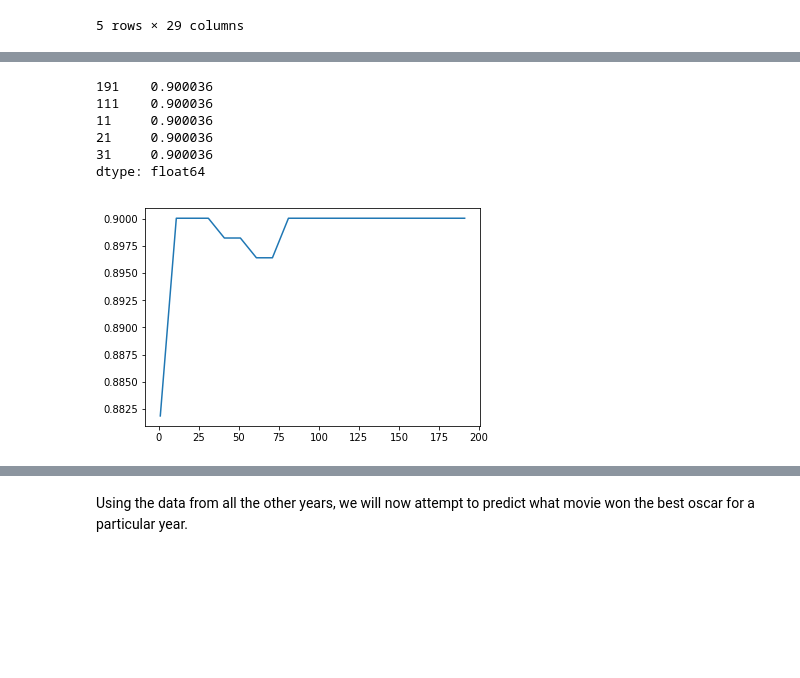
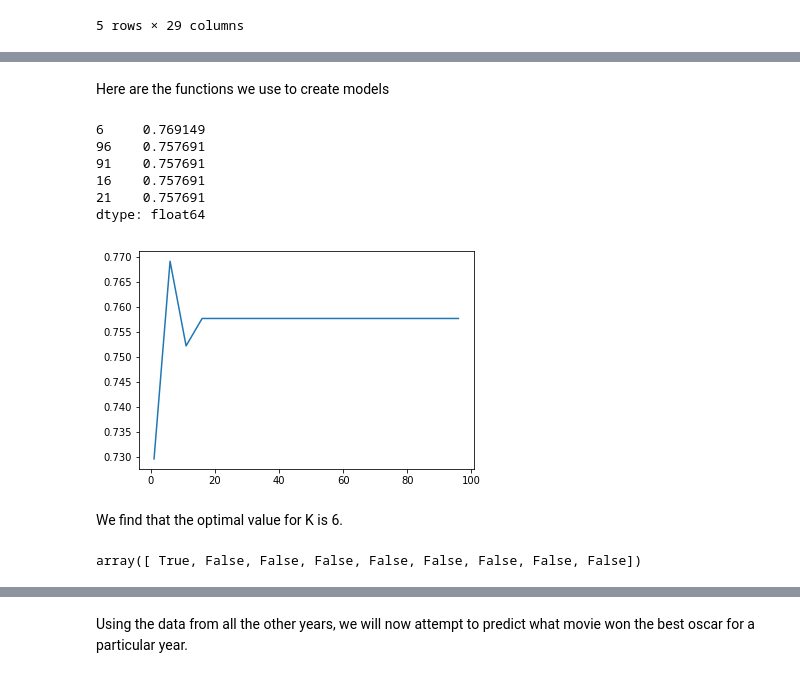
Before and after one commit to gfilangeri/OscarBestPicturePrediction, a Jupyter notebook: MachineLearning.ipynb, the cells around one changed output, grey strips where cells are left out. Drawn from its saved outputs; the diff is of its cells as text; code cells hidden in the pictures; blank space fills up the shorter version.

```diff
--- a/MachineLearning.ipynb
+++ b/MachineLearning.ipynb
@@ -43,5 +45,17 @@ tags = pd.DataFrame(
     columns=binarizer.classes_
 )
 # %%
-movies_dummy_genres = pd.concat([oscar_movies, genres], axis=1)
-movies_dummy_genres = pd.concat([movies_dummy_genres, tags], axis=1)
+movies_dummies = pd.concat([oscar_movies, genres], axis=1)
+movies_dummies = pd.concat([movies_dummies, tags], axis=1)
+# %% [markdown]
+Here are the functions we use to create models
+# %%
+def get_f1_score(k):
+    X_dict = movies_dummies[features].to_dict(orient="records")
+    y = movies_dummies["winner"]
+    vec = DictVectorizer(sparse=False)
+    scaler = StandardScaler()
+    model = KNeighborsClassifier(n_neighbors=k)
+    pipeline = Pipeline([("vectorizer", vec), ("scaler", scaler), ("fit", model)])
+    return cross_val_score(pipeline, X_dict, y,
+                           cv=10, scoring="f1_weighted").mean()
@@ -48,30 +87,13 @@ movies_dummy_genres = pd.concat([movies_dummy_genres, tags], axis=1)
 # %%
-features = ["BAFTA", "NBRA", "SATELLITE", "DGA", "GOLDENGLOBE"]
-y = movies_dummy_genres["winner"]
-X_dict = movies_dummy_genres[features].to_dict(orient="records")
-def get_F1(k):
+def get_accuracy_rand_forest(k):
+    y = movies_dummies["winner"]
+    X_dict = movies_dummies[features].to_dict(orient="records")
     vec = DictVectorizer(sparse=False)
     scaler = StandardScaler()
     model = RandomForestClassifier(n_estimators=k,
                                 max_depth=15,
                               min_samples_leaf=10)
-    #model = KNeighborsClassifier(n_neighbors=k)
+
     pipeline = Pipeline([("vectorizer", vec), ("scaler", scaler), ("fit", model)])
     return cross_val_score(pipeline,X_dict,  y,
                 cv=10, scoring="accuracy").mean()
-
-
-ks = pd.Series(range(1, 200, 10))
-ks.index = range(1, 200, 10)
-test_errs = ks.apply(get_F1)
-
-test_errs.plot.line()
-test_errs.sort_values(ascending=False).head()
-# %% [output]
-191    0.900036
-111    0.900036
-11     0.900036
-21     0.900036
-31     0.900036
-dtype: float64
-[figure, removed]
@@ -77,0 +128,24 @@ dtype: float64
+# %%
+movies_dummies.imdbRating.fillna("", inplace=True)
+features = ["imdbRating"] + (list(genres.columns))
+ks = pd.Series(range(1, 100, 5))
+ks.index = range(1, 100, 5)
+test_errs = ks.apply(get_f1_score)
+
+test_errs.plot.line()
+test_errs.sort_values(ascending=False).head()
+# %% [output]
+6     0.769149
+96    0.757691
+91    0.757691
+16    0.757691
+21    0.757691
+dtype: float64
+[figure, added]
+# %% [markdown]
+We find that the optimal value for K is 6.
+# %%
+year = 2013
+knn(year, 6)
+# %% [output]
+array([ True, False, False, False, False, False, False, False, False])
```
Also changed, not shown: parts of 9 cells of this notebook.
